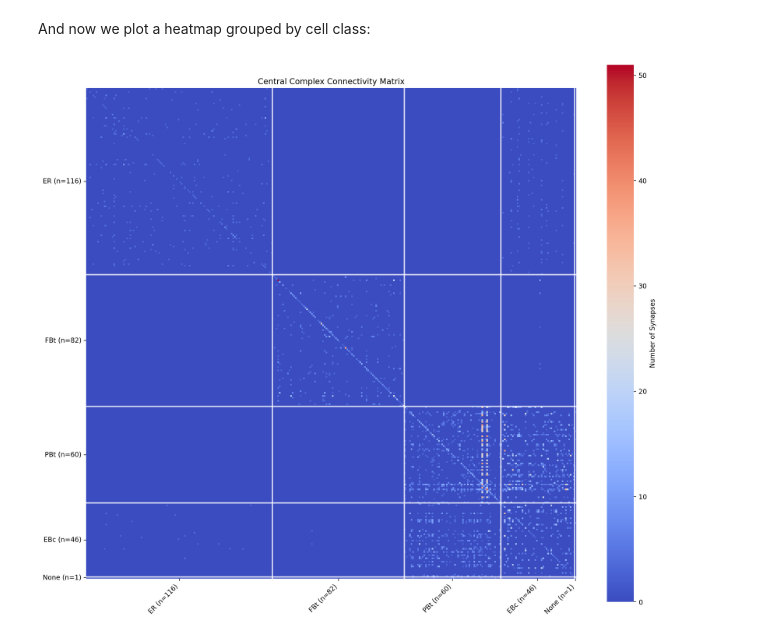
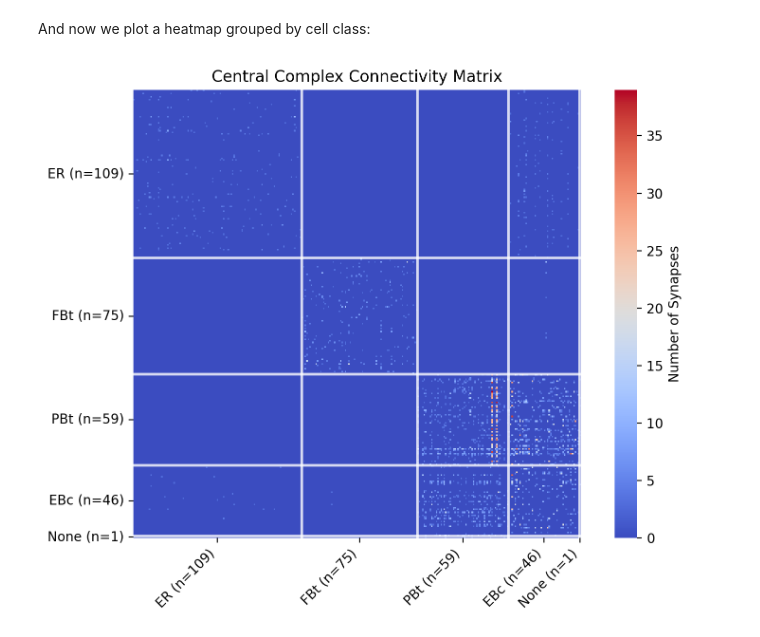
Before and after one commit to Social-Evolution-and-Behavior/crantpy, a Jupyter notebook: docs/deep_dive/connectivity.ipynb, the cells around one changed output. Cells and saved outputs as stored; diff of their text form; code cells hidden in the pictures.

```diff
--- a/docs/deep_dive/connectivity.ipynb
+++ b/docs/deep_dive/connectivity.ipynb
@@ -152,6 +156,6 @@ First we will collect determine our neurons of interest:
 # %%
 # Get neurons belonging to the central complex
-cx_neurons = cp.NeuronCriteria(cell_class=['EBc', 'ER', 'ER_input' 'FBc', 'FBt', 'PBt'], region='CX')
+cx_neurons = cp.NeuronCriteria(cell_class=['EBc', 'ER', 'FBt', 'PBt'], region='CX')
 print(f"Filtered to {len(cx_neurons.get_roots())} neurons in selected classes.")
 cx_annotations = cp.get_annotations(cx_neurons)
 cx_annotations['cell_class'].value_counts().reset_index()
@@ -193,7 +197,7 @@ for cls in sorted_classes:
 adjacency_sorted = adjacency.loc[sorted_neuron_ids, sorted_neuron_ids]
 
 # Create the heatmap using seaborn
-plt.figure(figsize=(14, 12), dpi=200)
+plt.figure(figsize=(8, 6), dpi=200)
 ax = sns.heatmap(adjacency_sorted.values,
                  cmap='coolwarm',
                  cbar_kws={'label': 'Number of Synapses'},
@@ -204,31 +208,31 @@ class_boundaries = []
 current_pos = 0
 for cls in sorted_classes:
     current_pos += len(class_groups[cls])
     class_boundaries.append(current_pos)
 
 # Draw lines to separate classes
 for boundary in class_boundaries[:-1]:  # Don't draw the last boundary
     ax.axhline(boundary, color='white', linewidth=2, alpha=0.8)
     ax.axvline(boundary, color='white', linewidth=2, alpha=0.8)
 
 # Create class tick labels
 class_positions = []
 current_pos = 0
 for cls in sorted_classes:
     class_size = len(class_groups[cls])
     class_positions.append(current_pos + class_size/2)
     current_pos += class_size
 
 # Set tick labels to show classes instead of individual neuron IDs
 ax.set_xticks(class_positions)
 ax.set_xticklabels([f"{cls} (n={len(class_groups[cls])})" for cls in sorted_classes],
                    rotation=45, ha='right', fontsize=10)
 ax.set_yticks(class_positions)
 ax.set_yticklabels([f"{cls} (n={len(class_groups[cls])})" for cls in sorted_classes],
                    rotation=0, fontsize=10)
 
 plt.title('Central Complex Connectivity Matrix')
 plt.tight_layout()
 plt.show()
 # %% [output]
-[figure, old version]
+[figure, new version]
```
Also changed, not shown: parts of 23 cells of this notebook, 3 other files.
